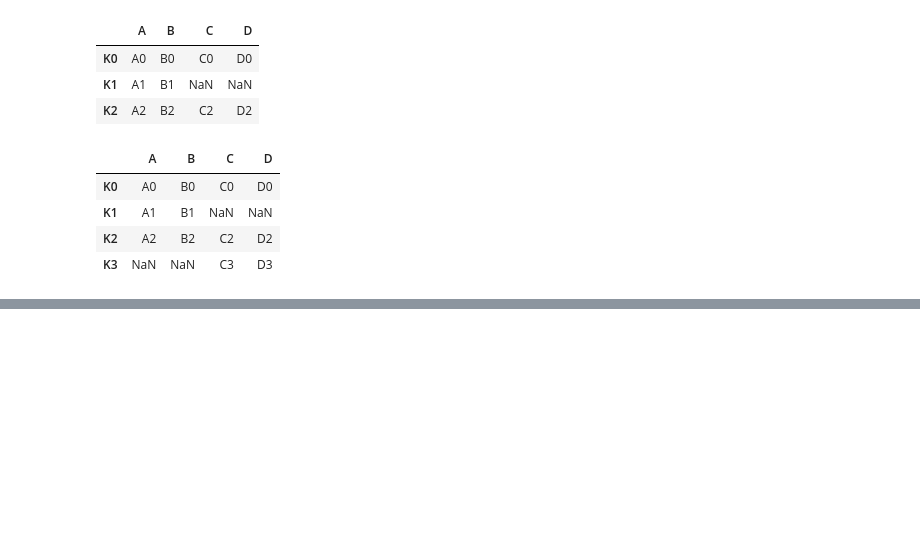
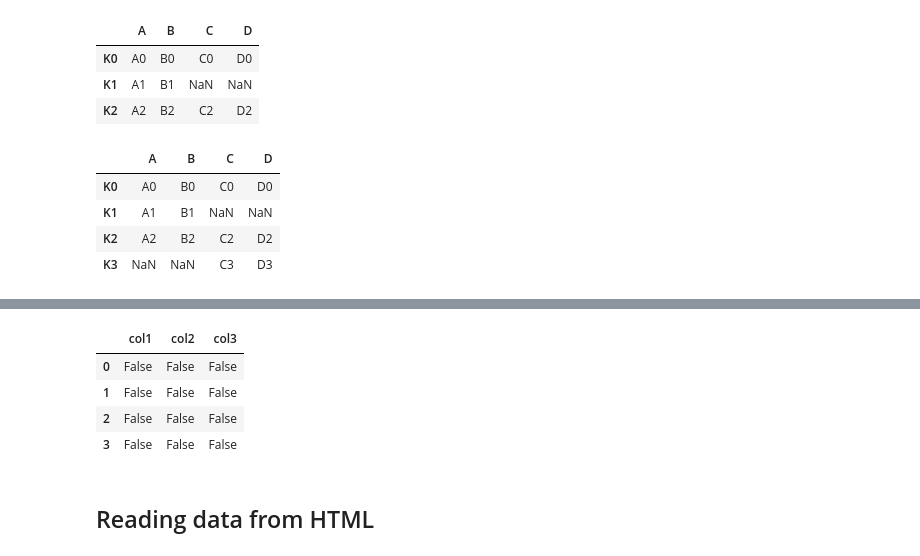
Before and after one commit to sheikhomar/ml, a Jupyter notebook: pandas.ipynb, the cells around one changed output, grey strips where cells are left out. Saved outputs shown, nothing was run; the diff lists cells and outputs as text; code cells hidden in the pictures; blank space fills up the shorter version.

```diff
--- a/pandas.ipynb
+++ b/pandas.ipynb
@@ -567,0 +647,11 @@ left.join(right, how='outer')
+# %%
+# Find null values
+df.isnull()
+# %% [output]
+|  | col1 | col2 | col3 |
+| 0 | False | False | False |
+| 1 | False | False | False |
+| 2 | False | False | False |
+| 3 | False | False | False |
+# %% [markdown]
+## Reading data from HTML
```
Also changed, not shown: parts of 24 cells of this notebook.
